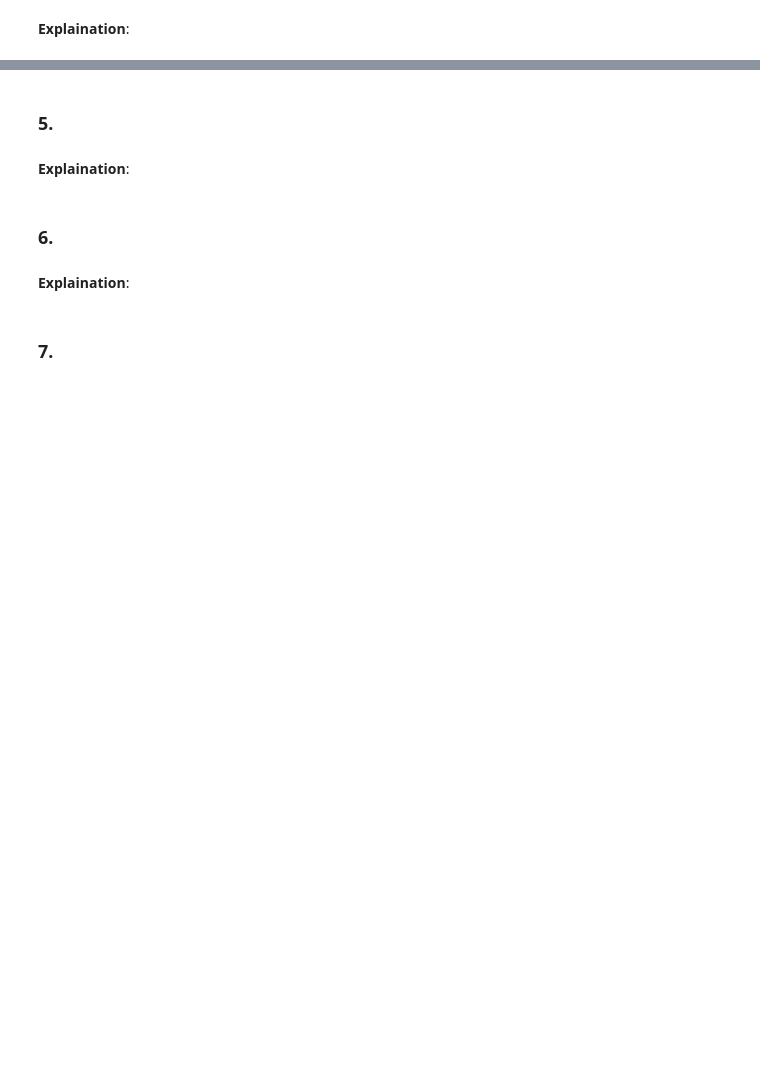
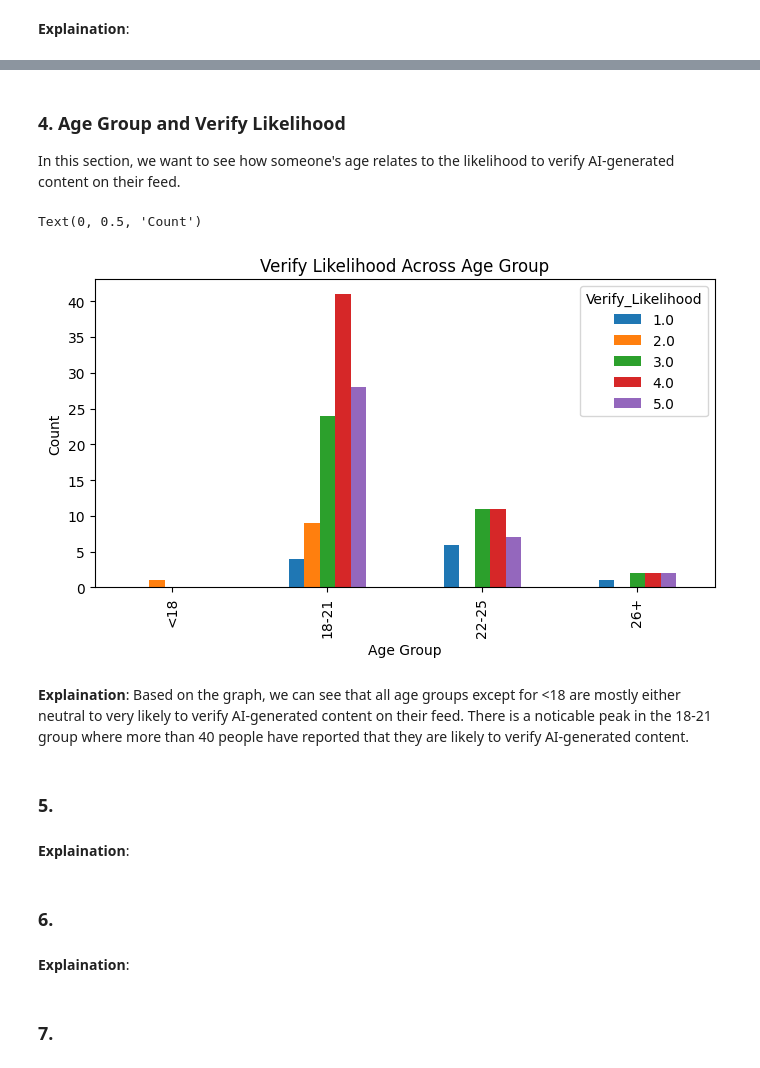
Before and after one commit to darklsor56/CS105-Team11-SP26, a Jupyter notebook: CS105_mini_Project.ipynb, the cells around one changed output, grey strips where cells are left out. Cells and saved outputs as stored; diff of their text form; code cells hidden in the pictures; blank space fills up the shorter version.

```diff
--- a/CS105_mini_Project.ipynb
+++ b/CS105_mini_Project.ipynb
@@ -198,3 +206,25 @@ YouTube           2.941176
+# %% [markdown]
+### **4. Age Group and Verify Likelihood**
+
+In this section, we want to see how someone's age relates to the likelihood to verify AI-generated content on their feed.
+# %%
+# df['Age'].value_counts() - checking age dist
+# binning
+bins = [11, 12, 22, 26, 32]
+labels = ['<18', '18-21', '22-25', '26+']
+
+df['Age_Group'] = pd.cut(df['Age'], bins = bins, labels = labels, right = False)
+grouped = df.groupby(['Age_Group', 'Verify_Likelihood']).size().unstack(fill_value=0)
+
+grouped.plot(kind = 'bar', figsize = (8, 4))
+plt.title('Verify Likelihood Across Age Group')
+plt.xlabel('Age Group')
+plt.ylabel('Count')
+# %% [output]
+Text(0, 0.5, 'Count')
+[figure, added]
+# %% [markdown]
+**Explaination**: Based on the graph, we can see that all age groups except for <18 are mostly either neutral to very likely to verify AI-generated content on their feed. There is a noticable peak in the 18-21 group where more than 40 people have reported that they are likely to verify AI-generated content.
 # %% [markdown]
 ### **5.**
 # %% [markdown]
```
Also changed, not shown: parts of 8 cells of this notebook.
